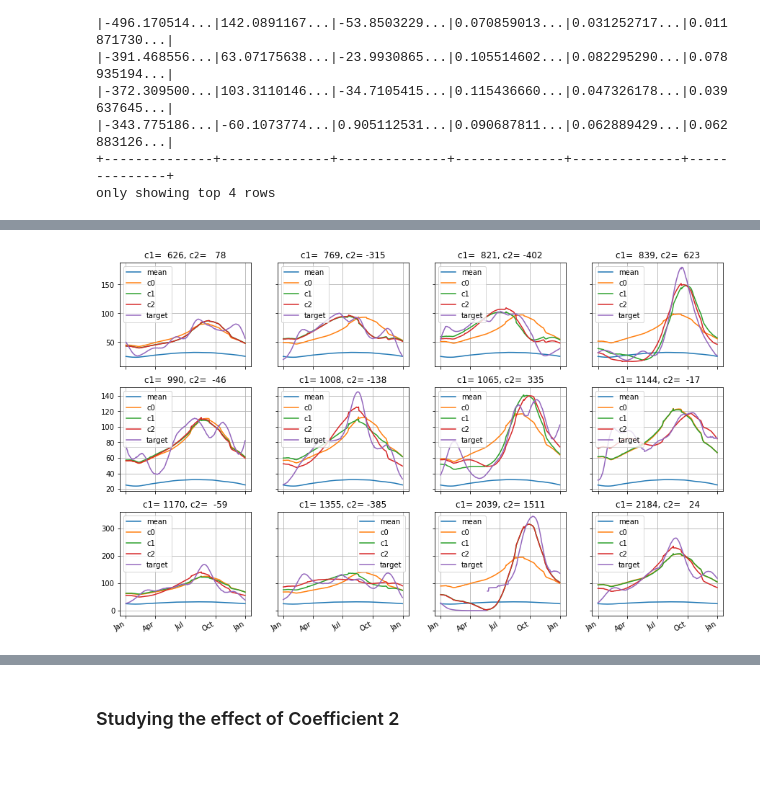
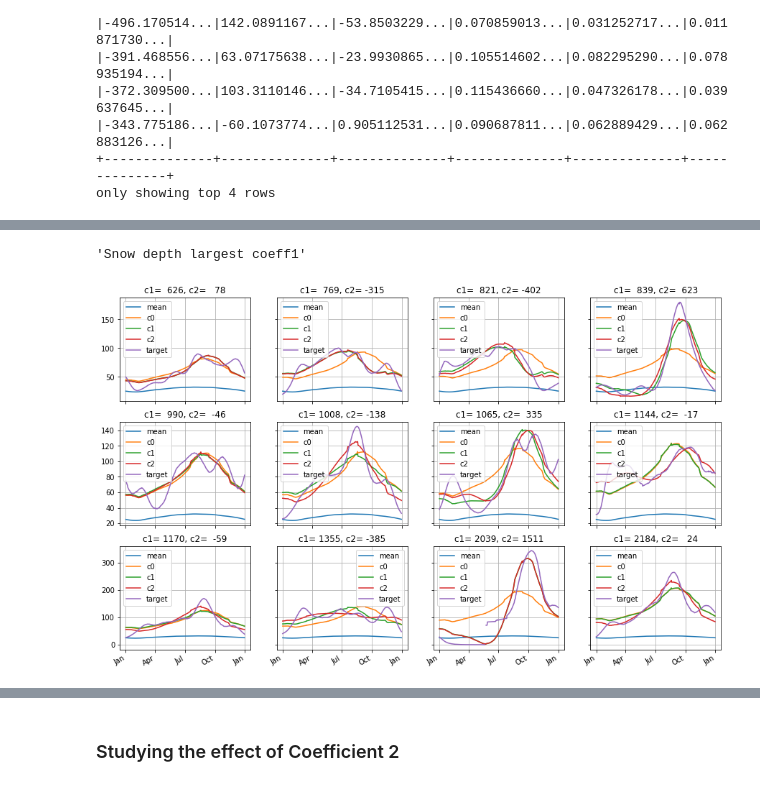
Before and after one commit to yoavfreund/Public-DSC291, a Jupyter notebook: notebooks/Section2-PCA/Section2-Weather-PCA_PART2/4a. Weather Analysis - reconstruction PRCP-Smoothed.ipynb, the cells around one changed output, grey strips where cells are left out. Drawn from its saved outputs; the diff is of its cells as text; code cells hidden in the pictures.

```diff
--- a/notebooks/Section2-PCA/Section2-Weather-PCA_PART2/4a. Weather Analysis - reconstruction PRCP-Smoothed.ipynb
+++ b/notebooks/Section2-PCA/Section2-Weather-PCA_PART2/4a. Weather Analysis - reconstruction PRCP-Smoothed.ipynb
@@ -1,6 +9,9 @@
 # %%
 #setup
-data_dir='/Users/yoavfreund/DSC291_2020/BigData-Spark-private/Data/Weather'
+# with docker:
+data_dir= '/home/jovyan/work/Data/Weather'
+#Without Docker
+#data_dir='/Users/yoavfreund/DSC291_2020/BigData-Spark-private/Data/Weather'
 !ls $data_dir
 state='NY'
 m='PRCP_s20'
@@ -279,8 +300,8 @@ YearPlotter().plot(Combined,fig,axes,title=m+' Eigs',labels=['Mean']+['eig'+str(
 # %%
 df4=df2.filter(df2.res_2<0.1).sort(df2.coeff_1)
 print(df4.count())
-all_rows=df4.collect()
-rows=all_rows[:12]
+all_rows_coeff1=df4.collect()
+rows=all_rows_res2[:12]
 # %% [output]
 357
 # %%
@@ -304,5 +323,7 @@ savefig('r_figures/SNWD_grid_negative_coeff_2.png')
 # %%
-plot_recon_grid(all_rows[-12:],Mean,EigVec,header='c1=%5.0f, c2=%5.0f',params=('coeff_1','coeff_2'))
-savefig('r_figures/SNWD_grid_positive_coeff_2.png')
+plot_recon_grid(all_rows_coeff1[-12:],Mean,EigVec,header='c1=%5.0f, c2=%5.0f',params=('coeff_1','coeff_2'))
+savefig('r_figures/SNWD_grid_largest_coeff_1.png')
+"Snow depth largest coeff1"
 # %% [output]
+'Snow depth largest coeff1'
-[figure, old version]
+[figure, new version]
```
Also changed, not shown: parts of 23 cells of this notebook, 13 other files.
